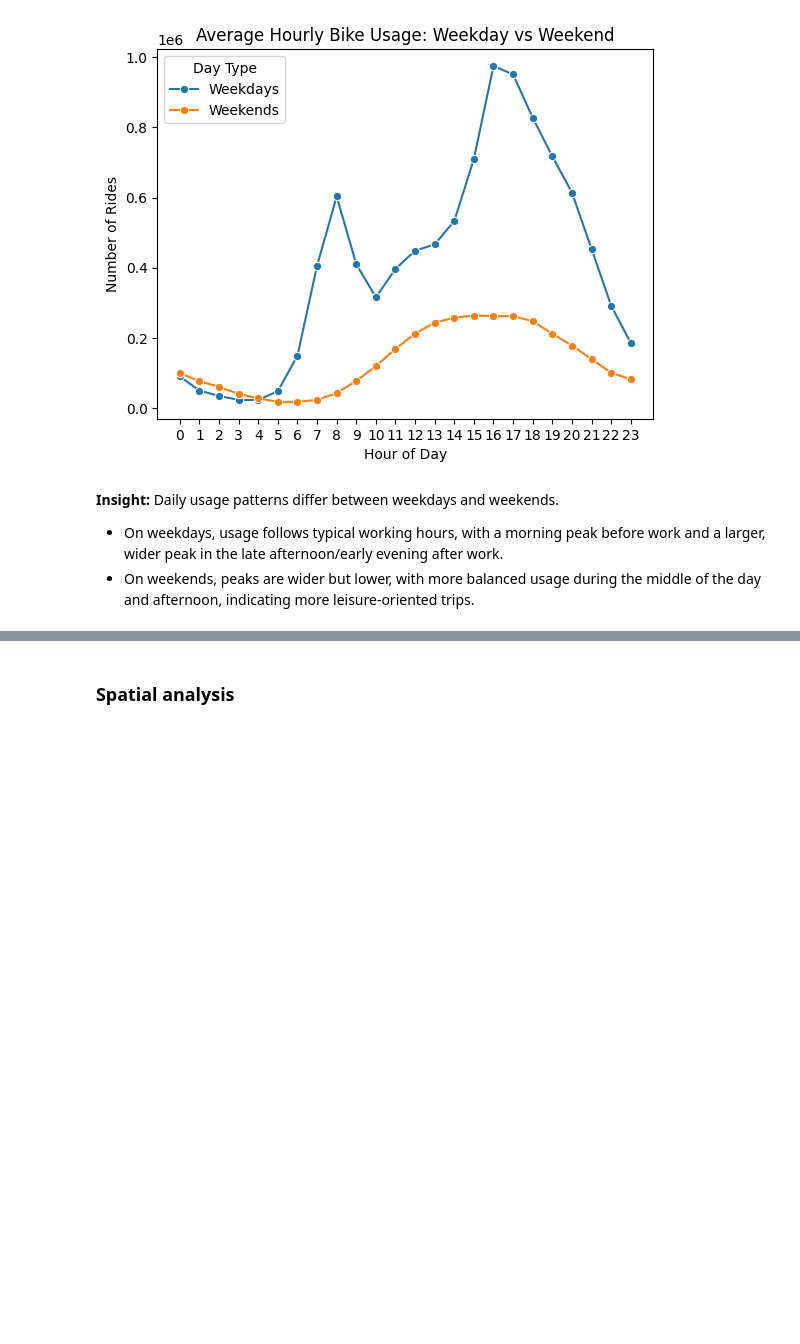
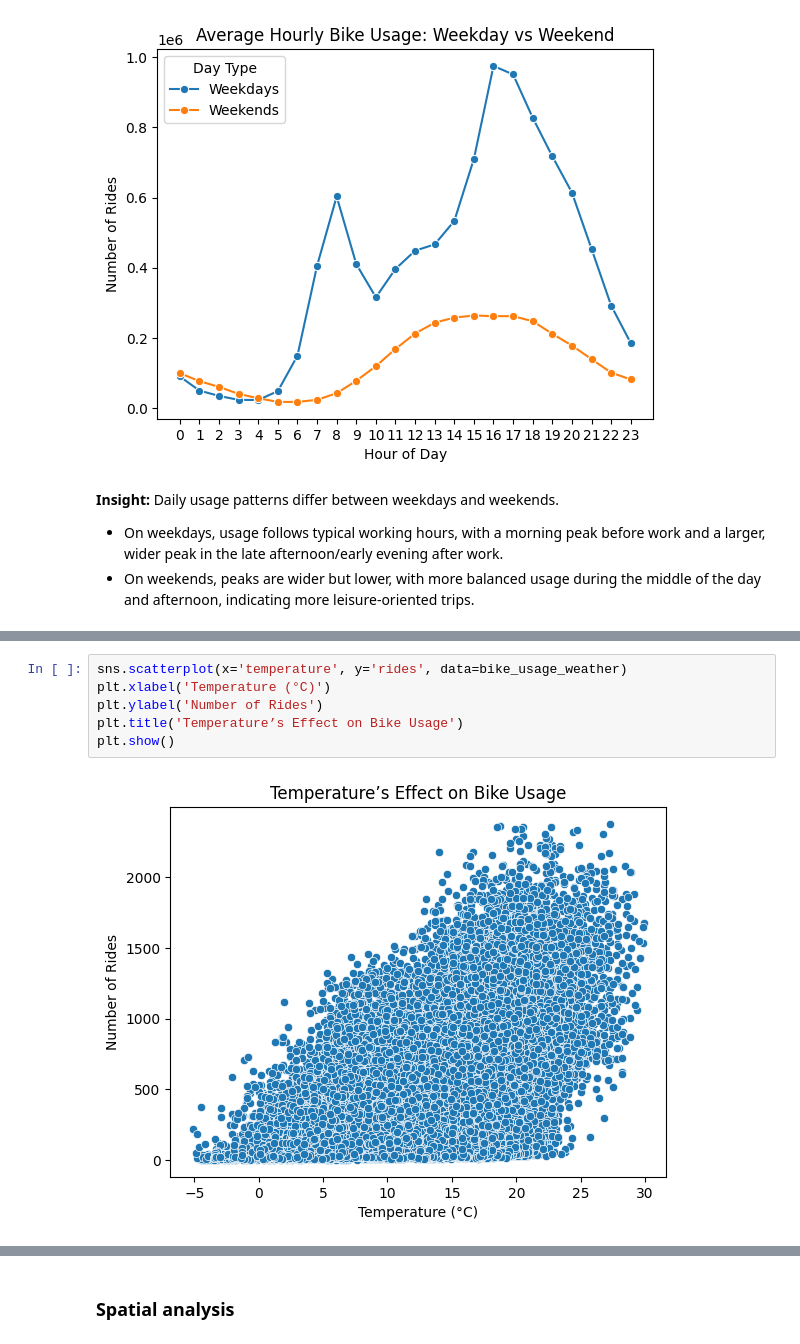
Before and after one commit to kainulj/helsinki-citybike-analysis, a Jupyter notebook: notebooks/02_eda.ipynb, the cells around one changed output, grey strips where cells are left out. Saved outputs shown, nothing was run; the diff lists cells and outputs as text; blank space fills up the shorter version.

```diff
--- a/notebooks/02_eda.ipynb
+++ b/notebooks/02_eda.ipynb
@@ -269,0 +316,8 @@ plt.show()
+# %%
+sns.scatterplot(x='temperature', y='rides', data=bike_usage_weather)
+plt.xlabel('Temperature (°C)')
+plt.ylabel('Number of Rides')
+plt.title('Temperature’s Effect on Bike Usage')
+plt.show()
+# %% [output]
+[figure, added]
```
Also changed, not shown: parts of 15 cells of this notebook.
